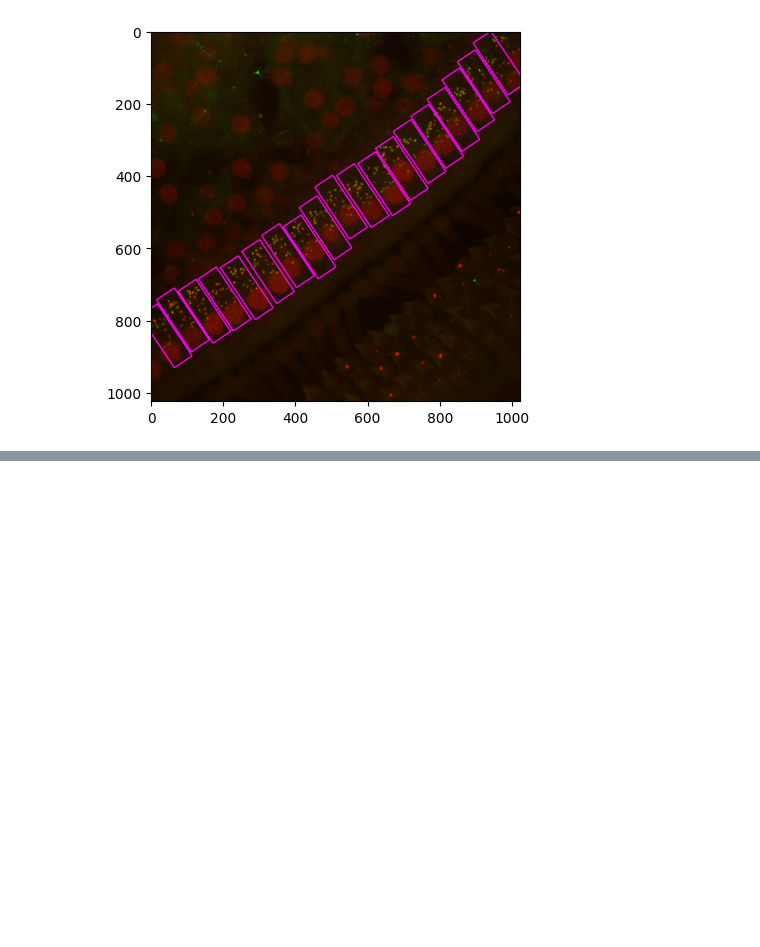
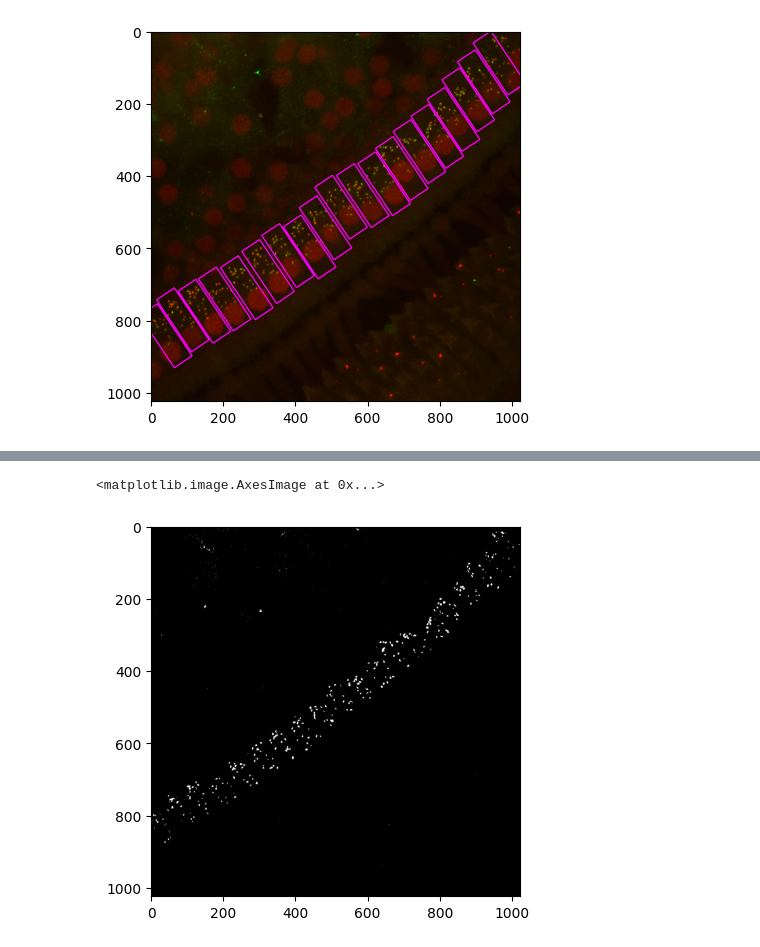
Before and after one commit to SalvadorCalanni/Confocal-Image-Analysis-Workshop-with-Python, a Jupyter notebook: Desafío/desafio.ipynb, the cells around one changed output, grey strips where cells are left out. Cells and saved outputs as stored; diff of their text form; code cells hidden in the pictures; blank space fills up the shorter version.

```diff
--- a/Desafío/desafio.ipynb
+++ b/Desafío/desafio.ipynb
@@ -44,0 +82,10 @@ plt.imshow(imagen)
+# %%
+# crear una imagen solo donde el canal verde y rojo sean positivos al mismo tiempo
+imagen_verde_bin = canal_verde > 50
+imagen_rojo_bin = canal_rojo > 50
+
+imagen_bin = np.logical_and(imagen_verde_bin, imagen_rojo_bin)
+plt.imshow(imagen_bin, cmap='gray')
+# %% [output]
+<matplotlib.image.AxesImage at 0x...>
+[figure, added]
```
Also changed, not shown: parts of 5 cells of this notebook, 2 other files.
